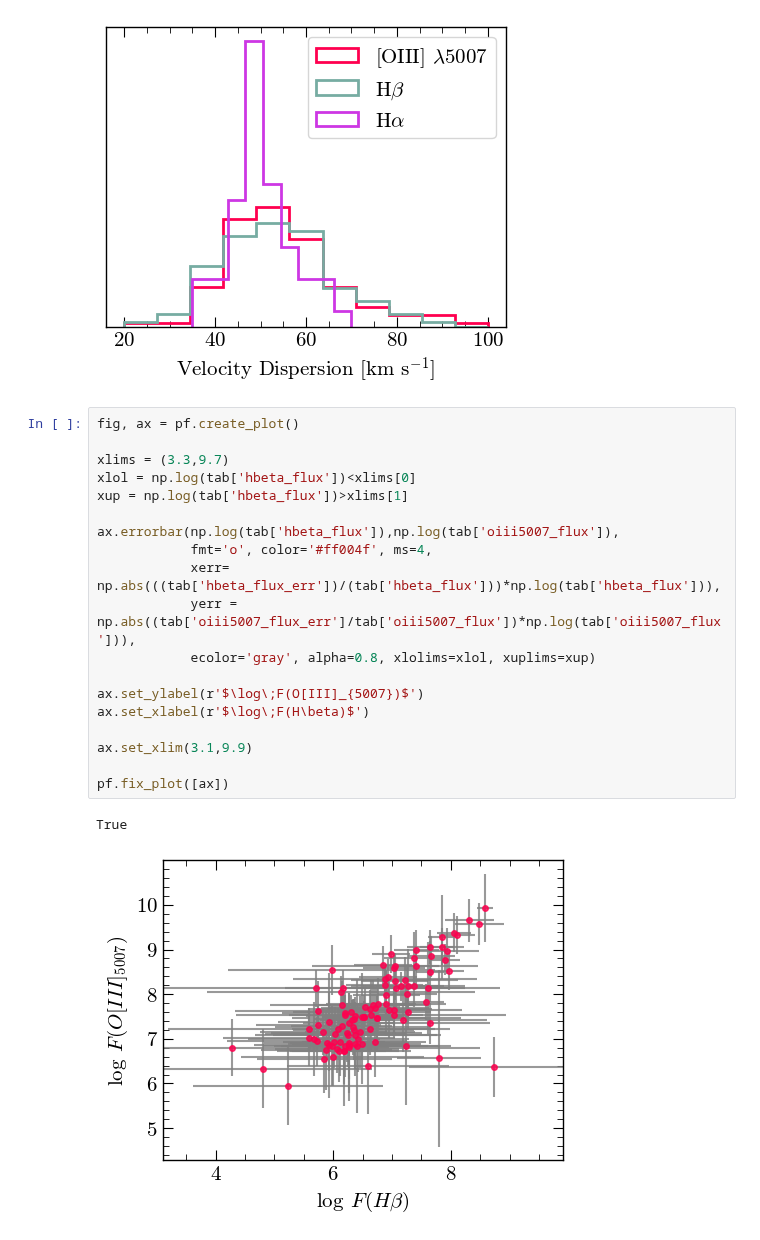
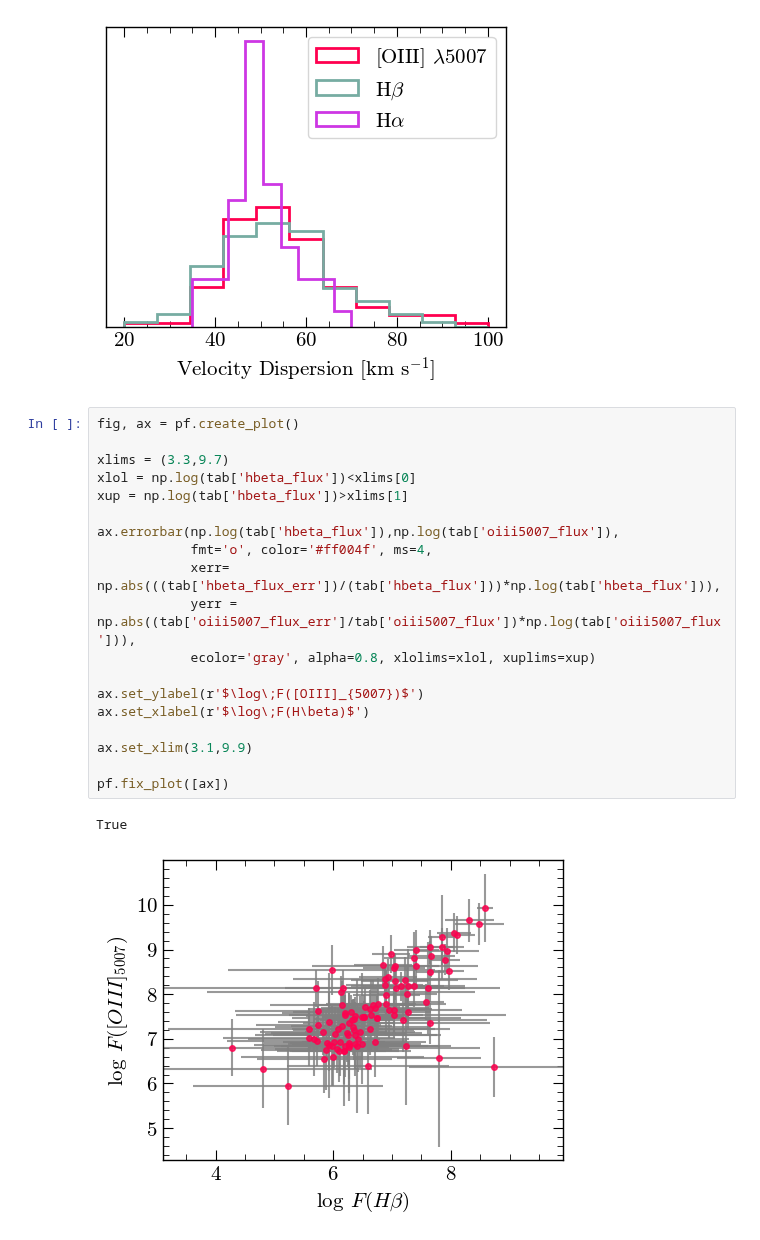
Before and after one commit to 0hardytom/eelgs, a Jupyter notebook: notebooks/week5-6/testnotes.ipynb, the cells around one changed output. Cells and saved outputs as stored; diff of their text form.

```diff
--- a/notebooks/week5-6/testnotes.ipynb
+++ b/notebooks/week5-6/testnotes.ipynb
@@ -141,25 +142,25 @@ True
 # %%
 fig, ax = pf.create_plot()
 
 xlims = (3.3,9.7)
 xlol = np.log(tab['hbeta_flux'])<xlims[0]
 xup = np.log(tab['hbeta_flux'])>xlims[1]
 
 ax.errorbar(np.log(tab['hbeta_flux']),np.log(tab['oiii5007_flux']),
             fmt='o', color='#ff004f', ms=4,
             xerr= np.abs(((tab['hbeta_flux_err'])/(tab['hbeta_flux']))*np.log(tab['hbeta_flux'])),
             yerr = np.abs((tab['oiii5007_flux_err']/tab['oiii5007_flux'])*np.log(tab['oiii5007_flux'])),
             ecolor='gray', alpha=0.8, xlolims=xlol, xuplims=xup)
 
-ax.set_ylabel(r'$\log\;F(O[III]_{5007})$')
+ax.set_ylabel(r'$\log\;F([OIII]_{5007})$')
 ax.set_xlabel(r'$\log\;F(H\beta)$')
 
 ax.set_xlim(3.1,9.9)
 
 pf.fix_plot([ax])
 # %% [output]
 True
-[figure, old version]
+[figure, new version]
 # %%
 fig, ax = pf.create_plot()
 
```
Also changed, not shown: parts of 4 cells of this notebook, 1 other file.
